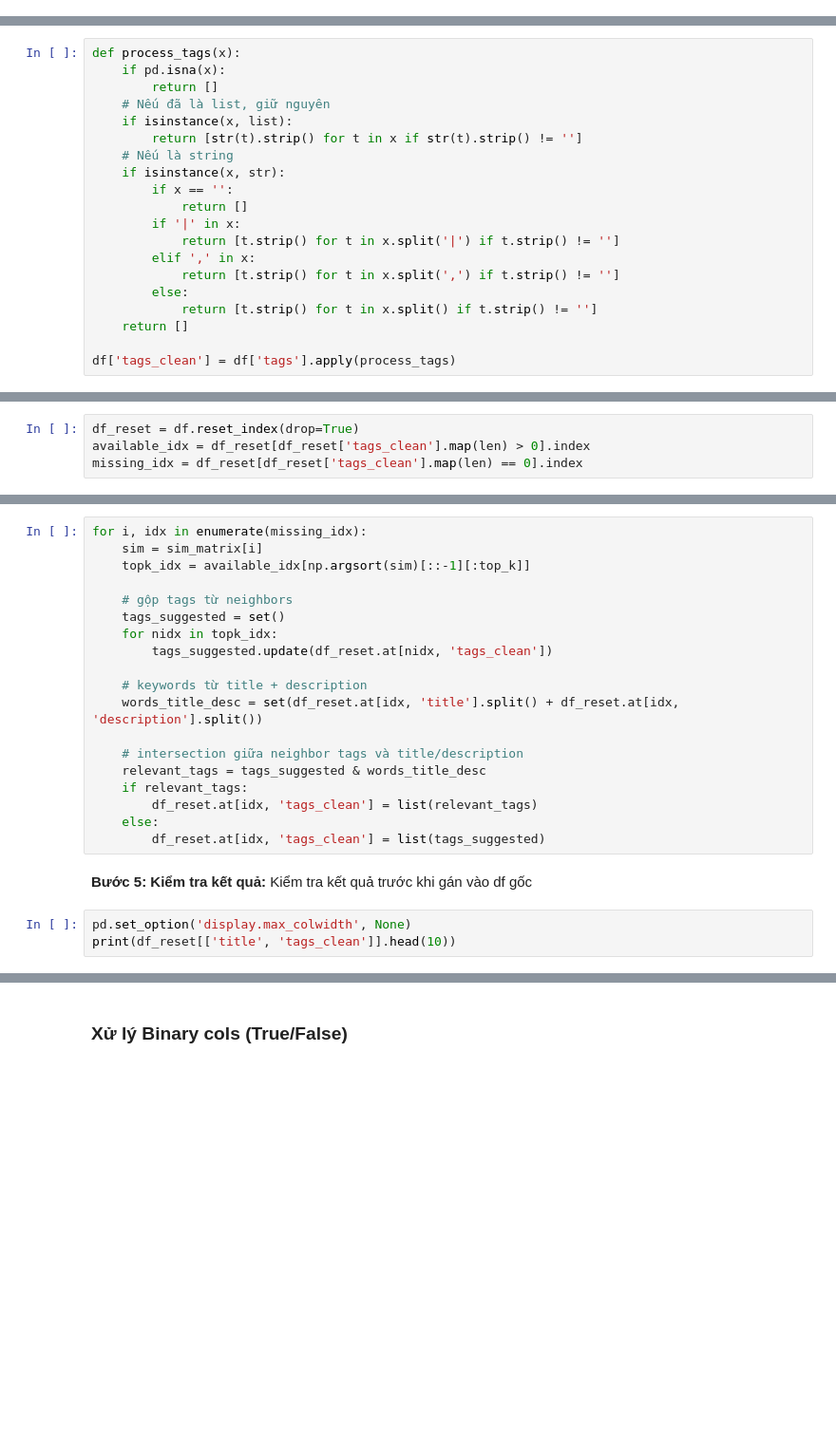
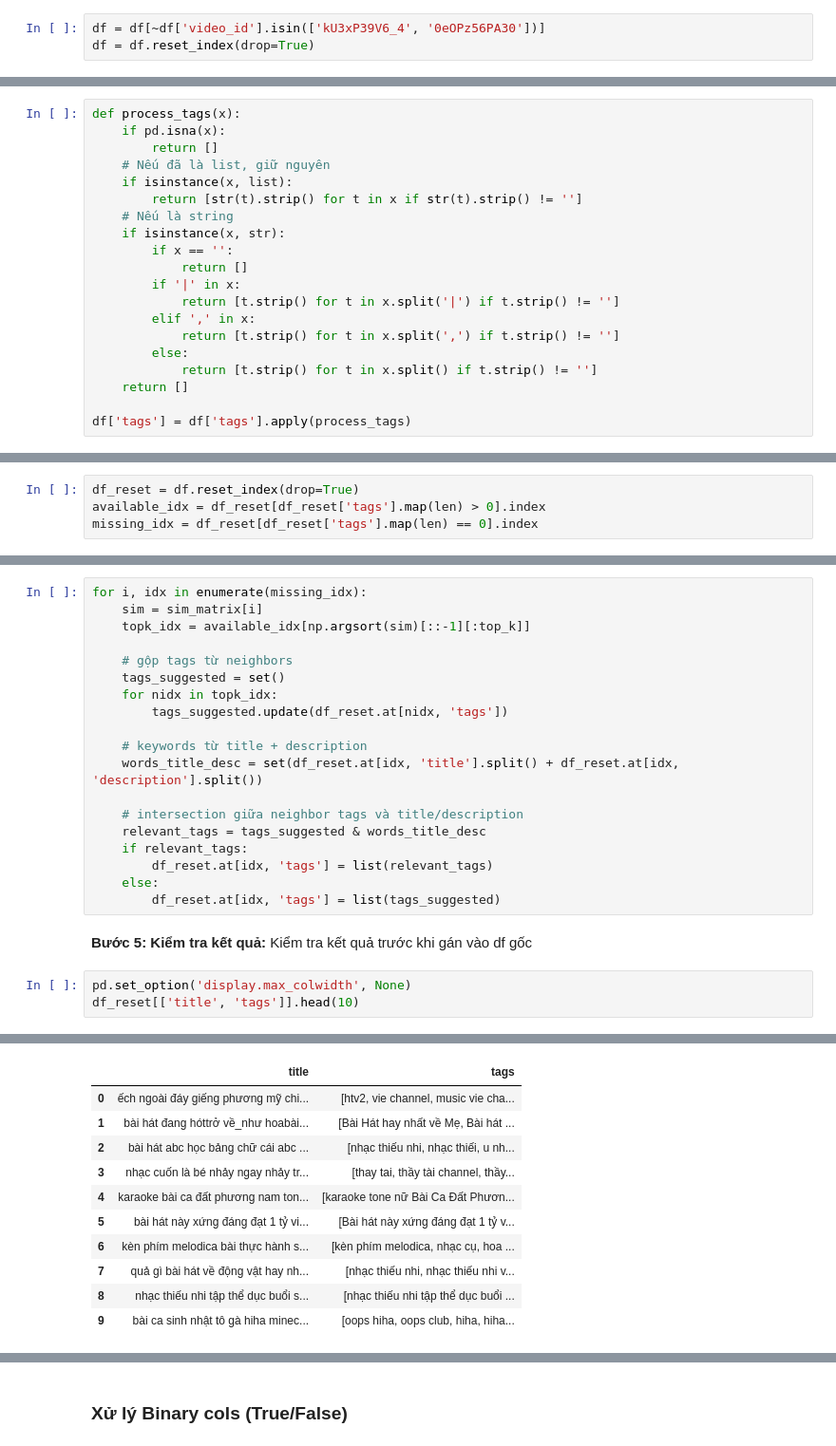
Before and after one commit to phuongth05/finalDV, a Jupyter notebook: notebooks/01_preprocessing_data.ipynb, the cells around one changed output, grey strips where cells are left out. Shown at 95% size. Drawn from its saved outputs; the diff is of its cells as text; blank space fills up the shorter version.

```diff
--- a/notebooks/01_preprocessing_data.ipynb
+++ b/notebooks/01_preprocessing_data.ipynb
@@ -408,3 +529,6 @@ Name: topics, dtype: object
+# %%
+df = df[~df['video_id'].isin(['kU3xP39V6_4', '0eOPz56PA30'])]
+df = df.reset_index(drop=True)
 # %% [markdown]
 **Xử lý `tags`**
 
@@ -447,13 +571,13 @@ def process_tags(x):
             return [t.strip() for t in x.split() if t.strip() != '']
     return []
 
-df['tags_clean'] = df['tags'].apply(process_tags)
+df['tags'] = df['tags'].apply(process_tags)
 # %% [markdown]
 **Bước 2: Phân tách dữ liệu:** Chia tập dữ liệu thành 2 nhóm: nhóm đã có tags (Available) và nhóm bị thiếu tags (Missing).
 # %%
 df_reset = df.reset_index(drop=True)
-available_idx = df_reset[df_reset['tags_clean'].map(len) > 0].index
-missing_idx = df_reset[df_reset['tags_clean'].map(len) == 0].index
+available_idx = df_reset[df_reset['tags'].map(len) > 0].index
+missing_idx = df_reset[df_reset['tags'].map(len) == 0].index
 # %% [markdown]
 **Bước 3: Vector hóa văn bản & Tính Cosine Similarity:** Chuyển đổi title và description thành ma trận vector số học sử dụng kỹ thuật TF-IDF.
 # %%
@@ -479,7 +603,7 @@ for i, idx in enumerate(missing_idx):
     # gộp tags từ neighbors
     tags_suggested = set()
     for nidx in topk_idx:
-        tags_suggested.update(df_reset.at[nidx, 'tags_clean'])
+        tags_suggested.update(df_reset.at[nidx, 'tags'])
 
     # keywords từ title + description
     words_title_desc = set(df_reset.at[idx, 'title'].split() + df_reset.at[idx, 'description'].split())
@@ -487,12 +611,12 @@ for i, idx in enumerate(missing_idx):
     # intersection giữa neighbor tags và title/description
     relevant_tags = tags_suggested & words_title_desc
     if relevant_tags:
-        df_reset.at[idx, 'tags_clean'] = list(relevant_tags)
+        df_reset.at[idx, 'tags'] = list(relevant_tags)
     else:
-        df_reset.at[idx, 'tags_clean'] = list(tags_suggested)
+        df_reset.at[idx, 'tags'] = list(tags_suggested)
 # %% [markdown]
 **Bước 5: Kiểm tra kết quả:** Kiểm tra kết quả trước khi gán vào df gốc
 # %%
 pd.set_option('display.max_colwidth', None)
-print(df_reset[['title', 'tags_clean']].head(10))
+df_reset[['title', 'tags']].head(10)
 # %% [output]
@@ -516 +623,12 @@ print(df_reset[['title', 'tags_clean']].head(10))
+|  | title | tags |
+| 0 | ếch ngoài đáy giếng phương mỹ chi... | [htv2, vie channel, music vie cha... |
+| 1 | bài hát đang hóttrở về_như hoabài... | [Bài Hát hay nhất về Mẹ, Bài hát ... |
+| 2 | bài hát abc học bảng chữ cái abc ... | [nhạc thiếu nhi, nhạc thiếi, u nh... |
+| 3 | nhạc cuốn là bé nhảy ngay nhảy tr... | [thay tai, thầy tài channel, thầy... |
+| 4 | karaoke bài ca đất phương nam ton... | [karaoke tone nữ Bài Ca Đất Phươn... |
+| 5 | bài hát này xứng đáng đạt 1 tỷ vi... | [Bài hát này xứng đáng đạt 1 tỷ v... |
+| 6 | kèn phím melodica bài thực hành s... | [kèn phím melodica, nhạc cụ, hoa ... |
+| 7 | quả gì bài hát về động vật hay nh... | [nhạc thiếu nhi, nhạc thiếu nhi v... |
+| 8 | nhạc thiếu nhi tập thể dục buổi s... | [nhạc thiếu nhi tập thể dục buổi ... |
+| 9 | bài ca sinh nhật tô gà hiha minec... | [oops hiha, oops club, hiha, hiha... |
 # %% [markdown]
```
Also changed, not shown: parts of 70 cells of this notebook, 1 other file.
